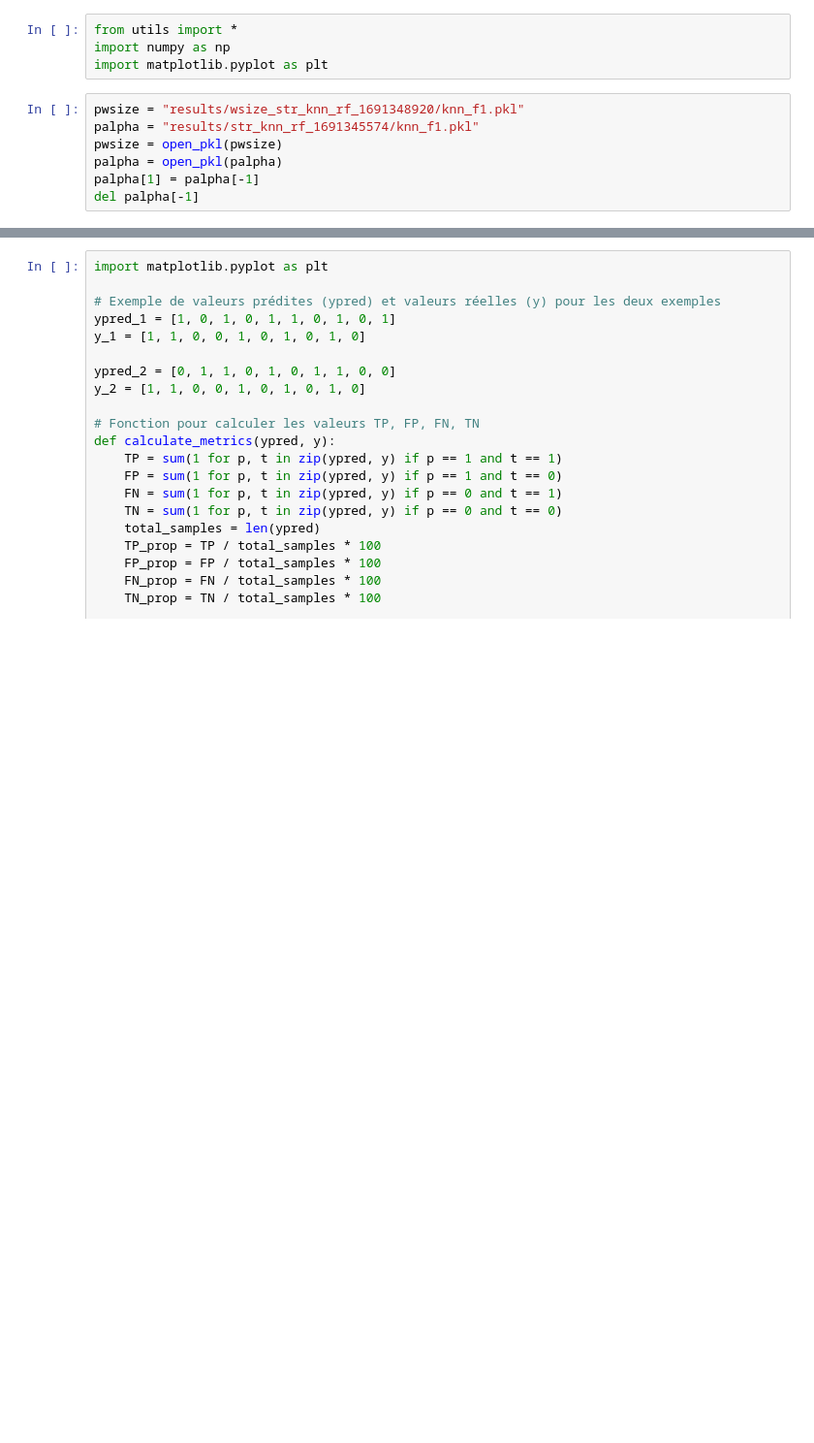
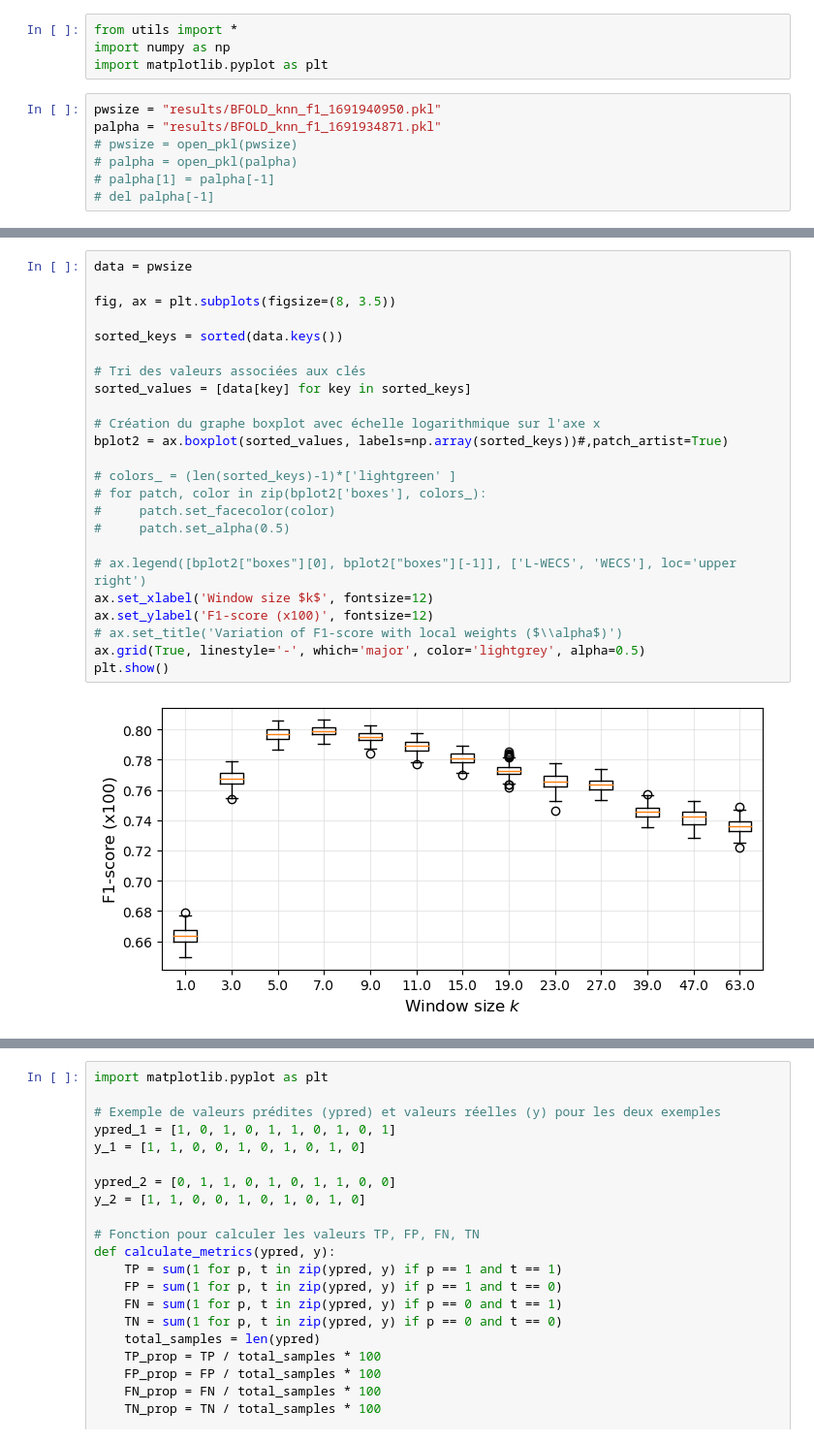
Before and after one commit to Matthieu-Gallet/WECS_local_classification, a Jupyter notebook: WECS_local/fig.ipynb, the cells around one changed output, grey strips where cells are left out. Shown: that part at 97% size. Saved outputs shown, nothing was run; the diff lists cells and outputs as text; blank space fills up the shorter version.

```diff
--- a/WECS_local/fig.ipynb
+++ b/WECS_local/fig.ipynb
@@ -3,9 +3,9 @@ from utils import *
 import numpy as np
 import matplotlib.pyplot as plt
 # %%
-pwsize = "results/wsize_str_knn_rf_1691348920/knn_f1.pkl"
-palpha = "results/str_knn_rf_1691345574/knn_f1.pkl"
-pwsize = open_pkl(pwsize)
-palpha = open_pkl(palpha)
-palpha[1] = palpha[-1]
-del palpha[-1]
+pwsize = "results/BFOLD_knn_f1_1691940950.pkl"
+palpha = "results/BFOLD_knn_f1_1691934871.pkl"
+# pwsize = open_pkl(pwsize)
+# palpha = open_pkl(palpha)
+# palpha[1] = palpha[-1]
+# del palpha[-1]
@@ -63,0 +54,26 @@ plt.show()
+# %%
+data = pwsize
+
+fig, ax = plt.subplots(figsize=(8, 3.5))
+
+sorted_keys = sorted(data.keys())
+
+# Tri des valeurs associées aux clés
+sorted_values = [data[key] for key in sorted_keys]
+
+# Création du graphe boxplot avec échelle logarithmique sur l'axe x
+bplot2 = ax.boxplot(sorted_values, labels=np.array(sorted_keys))#,patch_artist=True)
+
+# colors_ = (len(sorted_keys)-1)*['lightgreen' ]
+# for patch, color in zip(bplot2['boxes'], colors_):
+#     patch.set_facecolor(color)
+#     patch.set_alpha(0.5)
+
+# ax.legend([bplot2["boxes"][0], bplot2["boxes"][-1]], ['L-WECS', 'WECS'], loc='upper right')
+ax.set_xlabel('Window size $k$', fontsize=12)
+ax.set_ylabel('F1-score (x100)', fontsize=12)
+# ax.set_title('Variation of F1-score with local weights ($\\alpha$)')
+ax.grid(True, linestyle='-', which='major', color='lightgrey', alpha=0.5)
+plt.show()
+# %% [output]
+[figure, added]
```
Also changed, not shown: parts of 14 cells of this notebook, 4 other files.
